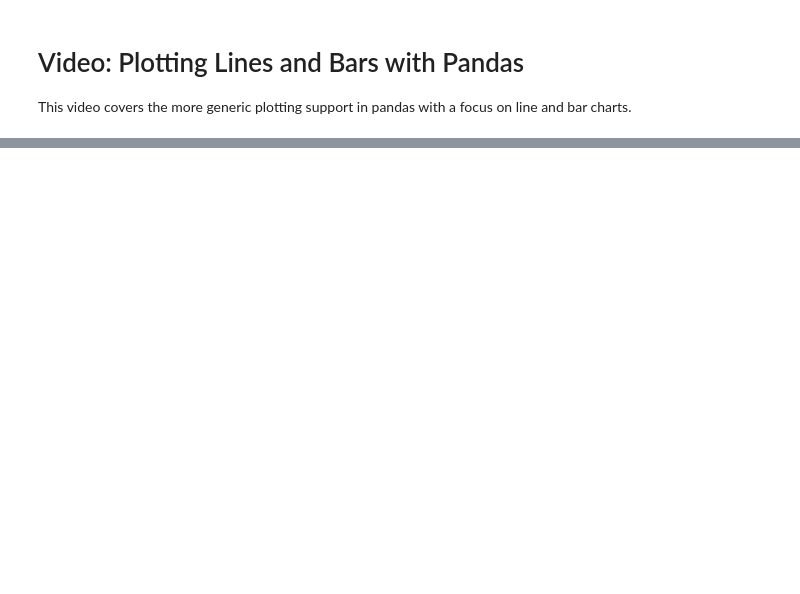
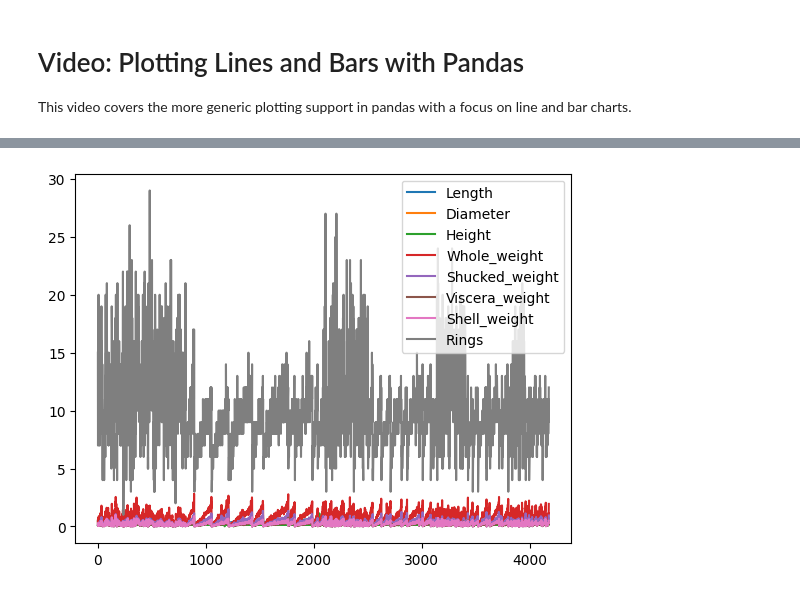
Before and after one commit to bu-cds-omds/dx602-examples, a Jupyter notebook: week10/video_plotting_lines_and_bars_with_pandas.ipynb, the cells around one changed output, grey strips where cells are left out. Cells and saved outputs as stored; diff of their text form; code cells hidden in the pictures; blank space fills up the shorter version.

```diff
--- a/week10/video_plotting_lines_and_bars_with_pandas.ipynb
+++ b/week10/video_plotting_lines_and_bars_with_pandas.ipynb
@@ -14,0 +8,3 @@ NameError: name 'species_groups' is not defined
+# %%
+abalone = pd.read_csv("https://raw.githubusercontent.com/bu-cds-omds/dx602-examples/main/data/abalone.tsv", sep="\t")
+abalone
@@ -14,0 +25,4 @@ NameError: name 'species_groups' is not defined
+# %%
+_ = abalone.plot()
+# %% [output]
+[figure, added]
```
Also changed, not shown: parts of 21 cells of this notebook, 13 other files.
